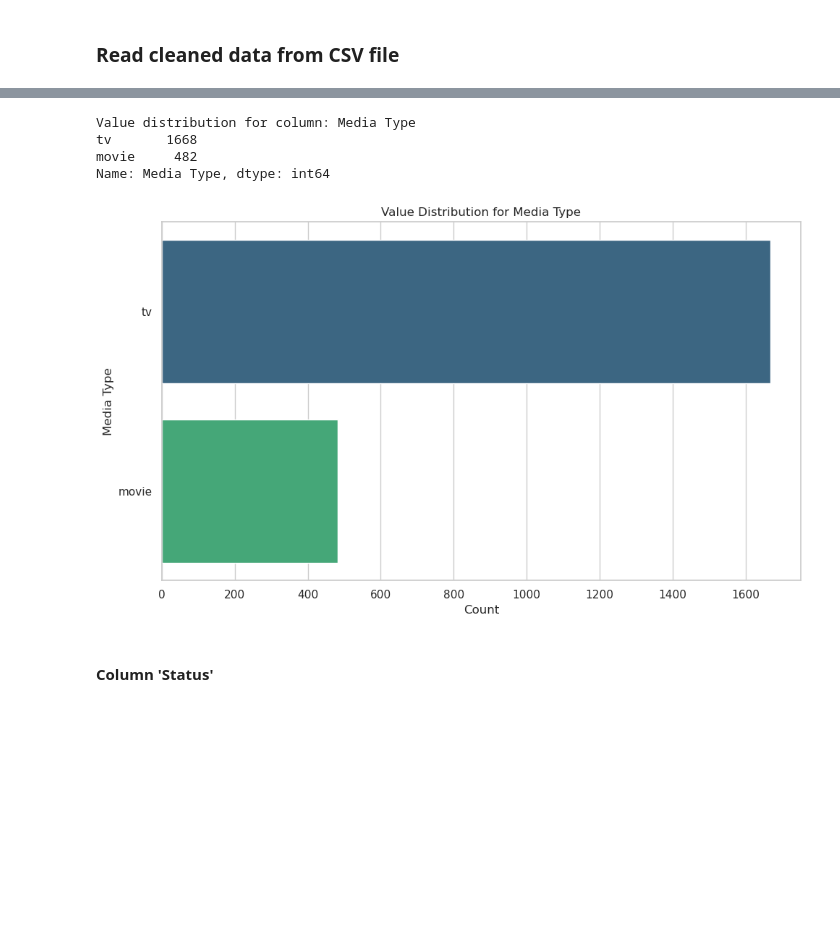
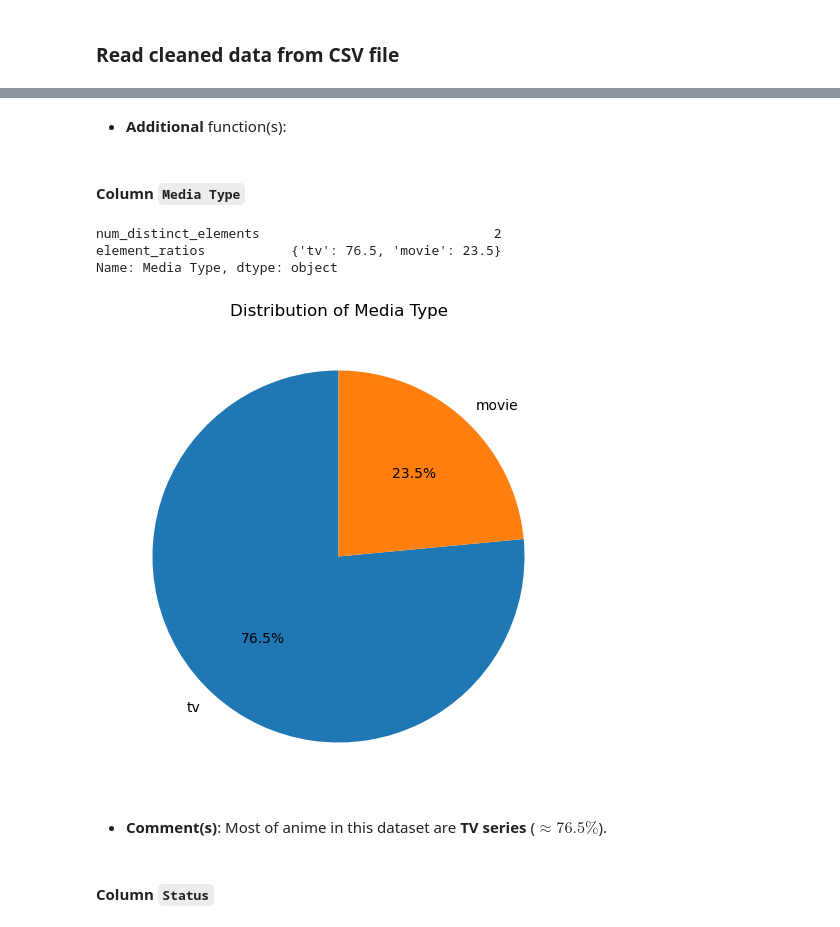
Before and after one commit to lib2509/Intro_to_DS_Final_Project, a Jupyter notebook: data_exploration.ipynb, the cells around one changed output, grey strips where cells are left out. Drawn from its saved outputs; the diff is of its cells as text; code cells hidden in the pictures; blank space fills up the shorter version.

Commit message:
Fix and update data_exploration

````diff
--- a/data_exploration.ipynb
+++ b/data_exploration.ipynb
@@ -451,0 +496,16 @@ $\rightarrow$ It suggests that anime with a high number of ratings also tend to
+# %%
+# Define functions for the calculations mentioned above
+def num_distinct_elements(series):
+    unique_values = series.dropna().value_counts()
+    return len(unique_values)
+
+def element_ratios(series):
+    unique_values = series.dropna().value_counts(normalize=True)
+    ratios = (unique_values * 100).round(1).to_dict()
+    return ratios
+# %%
+# Apply functions
+non_numeric_info_df = non_numeric_df.agg([num_distinct_elements, element_ratios])
+
+# Check
+non_numeric_info_df
@@ -452,33 +516,38 @@ $\rightarrow$ It suggests that anime with a high number of ratings also tend to
+# %% [markdown]
+- **Additional** function(s):
+# %%
+# Function to hide small percentage labels (for pie chart)
+def autopct_func(pct):
+    return f'{pct:.1f}%' if pct >= 5 else ''  # Only show if >=5%
+# %% [markdown]
+#### Column ```Media Type```
 # %%
-value_counts = anime_data['Media Type'].value_counts()
-
-# Show distribution
-print('Value distribution for column: Media Type')
-print(value_counts)
+# Show column information
+non_numeric_info_df['Media Type']
 # %% [output]
-Value distribution for column: Media Type
-tv       1668
-movie     482
-Name: Media Type, dtype: int64
+num_distinct_elements                              2
+element_ratios           {'tv': 76.5, 'movie': 23.5}
+Name: Media Type, dtype: object
 # %%
-# Visualize
-sns.set(style="whitegrid")
-plt.figure(figsize=(10, 6))
-sns.barplot(
-    x=value_counts.values,
-    y=value_counts.index,
-    palette='viridis',
-    hue=value_counts.index,
-    legend=False
+# Visualize element_ratios by using pie chart
+element_ratios = non_numeric_info_df['Media Type'].loc['element_ratios']
+labels = element_ratios.keys()
+values = element_ratios.values()
+
+plt.figure(figsize=(6, 8))
+plt.pie(
+    values,
+    labels=labels,
+    autopct=autopct_func, # Hide small percentage labels
+    startangle=90,
 )
-plt.title("Value Distribution for Media Type")
-plt.xlabel("Count")
-plt.ylabel("Media Type")
+plt.title("Distribution of Media Type")
 
-plt.tight_layout()
 plt.show()
 # %% [output]
-[figure, old version]
+[figure, new version]
+# %% [markdown]
+- **Comment(s)**: Most of anime in this dataset are **TV series** ($\approx 76.5 \%$).
 # %% [markdown]
-#### Column 'Status'
+#### Column ```Status```
 # %%
````
Also changed, not shown: parts of 105 cells of this notebook.
